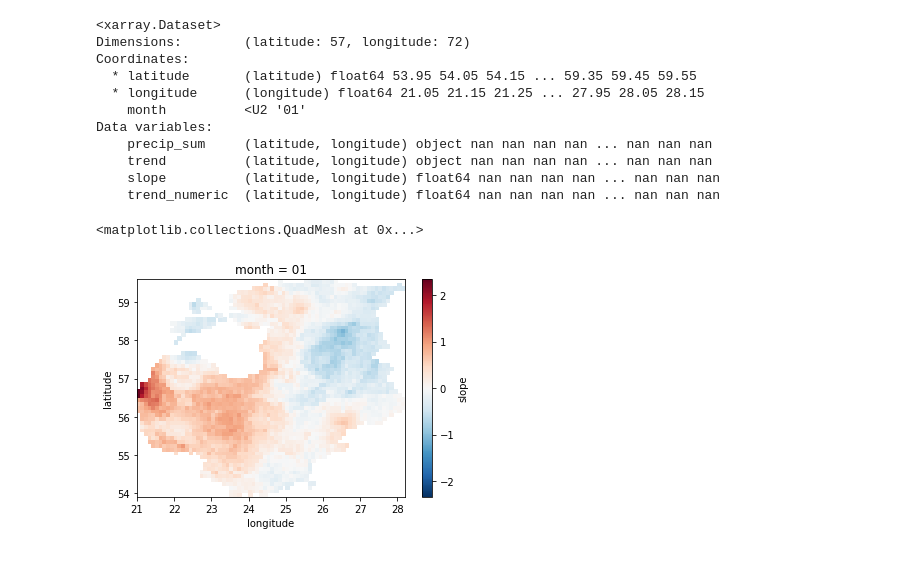
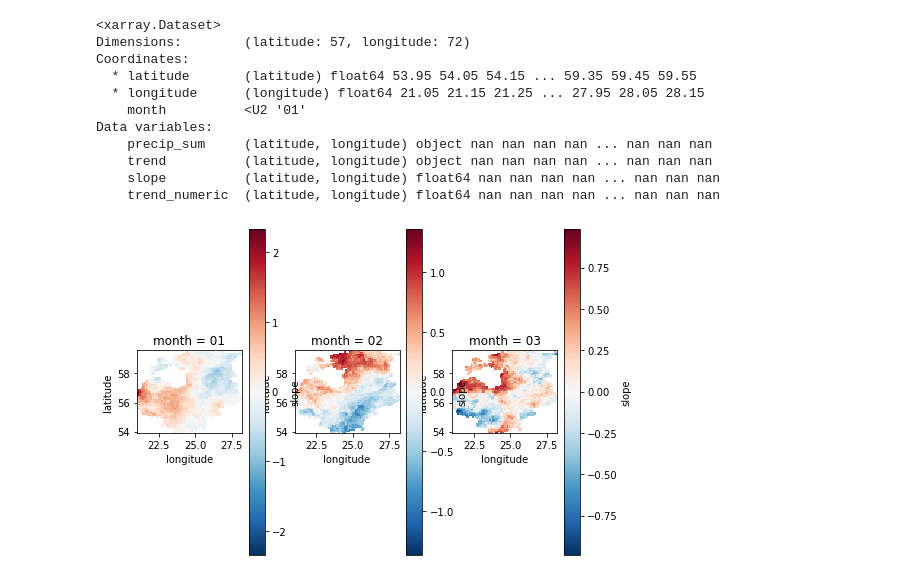
Before and after one commit to LandscapeGeoinformatics/EGU_2021_lgeo_workshops, a Jupyter notebook: SC5.8/EGU2021_Workshop_SC58.ipynb, the cells around one changed output. Drawn from its saved outputs; the diff is of its cells as text; code cells hidden in the pictures.

```diff
--- a/SC5.8/EGU2021_Workshop_SC58.ipynb
+++ b/SC5.8/EGU2021_Workshop_SC58.ipynb
@@ -215,8 +243,11 @@ Data variables:
     trend          (latitude, longitude) object nan nan nan nan ... nan nan nan
     slope          (latitude, longitude) float64 nan nan nan nan ... nan nan nan
     trend_numeric  (latitude, longitude) float64 nan nan nan nan ... nan nan nan
-# %%
-test_array.sel(month='01')['slope'].plot()
-# %% [output]
-<matplotlib.collections.QuadMesh at 0x...>
-[figure, removed]
+# %%
+fig, axes = plt.subplots(1, 3, figsize=(8, 6))
+for month, ax in zip(['01', '02', '03'], axes):
+    month_ds = test_array.sel(month=month)
+    month_ds['slope'].plot(ax=ax)
+    ax.set_aspect('equal')
+# %% [output]
+[figure, added]
```
Also changed, not shown: parts of 9 cells of this notebook.
